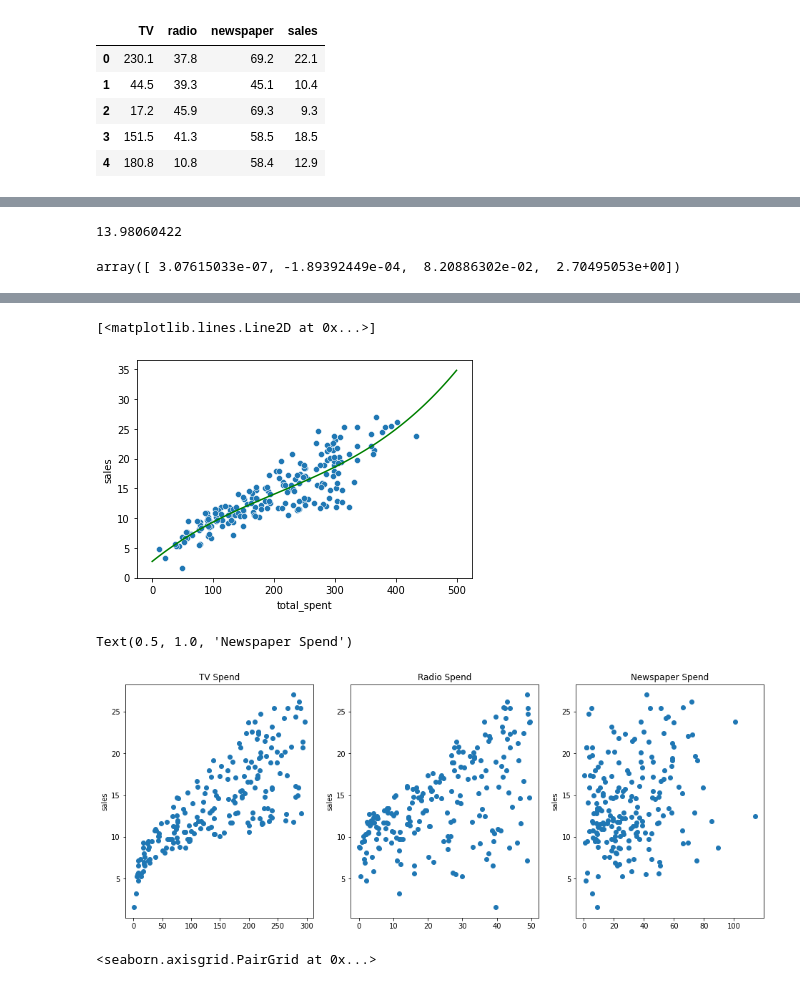
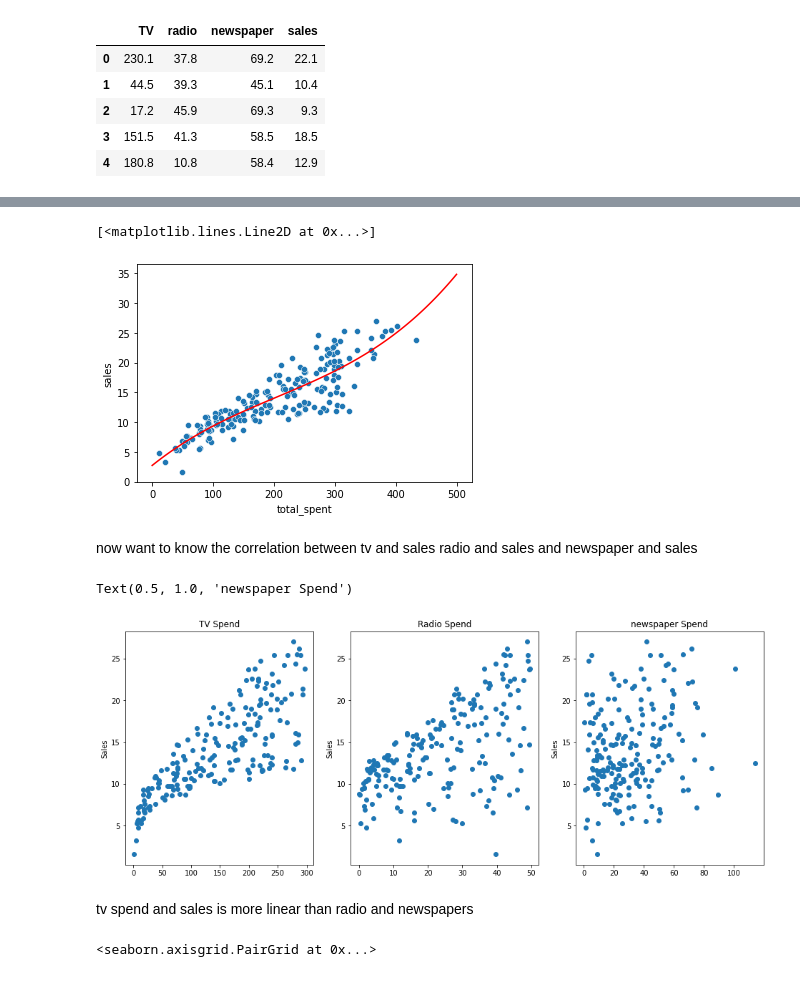
Before and after one commit to uma1978/iiit_fmml_assignments, a Jupyter notebook: linear_regression.ipynb, the cells around one changed output, grey strips where cells are left out. Drawn from its saved outputs; the diff is of its cells as text; code cells hidden in the pictures.

```diff
--- a/linear_regression.ipynb
+++ b/linear_regression.ipynb
@@ -24,7 +6,7 @@ import pandas as pd
 import matplotlib.pyplot as plt
 import seaborn as sns
 # %%
-df = pd.read_csv('/content/drive/MyDrive/DATA/Advertising.csv')
+df = pd.read_csv(r"/content/Advertising.csv")
 df.head()
 # %% [output]
 |  | TV | radio | newspaper | sales |
@@ -121,11 +173,0 @@ plt.plot(potential_spend, predicted_sales, color='green') #line
-# %%
-spend = 200
-predicted_sales = 0.04868788*spend + 4.24302822
-predicted_sales
-# %% [output]
-13.98060422
-# %%
-#Y = B3x**3 + B2x**2 + B3x + B0
-np.polyfit(x,y, deg=3)
-# %% [output]
-array([ 3.07615033e-07, -1.89392449e-04,  8.20886302e-02,  2.70495053e+00])
@@ -156,29 +196,33 @@ array([ 2.70495053,  3.11474825,  3.51512186,  3.90630911,  4.28854779,
        29.77675889, 30.29066813, 30.81655287, 31.35465086, 31.90519988,
        32.4684377 , 33.0446021 , 33.63393086, 34.23666173, 34.8530325 ])
 # %%
-sns.scatterplot(x='total_spent', y='sales', data=df) #scatter plot
-plt.plot(pot_spend, pred_sales, color='green') #line
+sns.scatterplot(x='total_spent', y= 'sales', data= df)
+plt.plot(pot_spend, pred_sales, color = 'red')
 # %% [output]
 [<matplotlib.lines.Line2D at 0x...>]
-[figure, old version]
+[figure, new version]
+# %% [markdown]
+now want to know the correlation between tv and sales radio and sales and newspaper and sales
 # %%
 fig,axes = plt.subplots(nrows=1, ncols=3, figsize=(16,6))
 
 axes[0].plot(df['TV'], df['sales'], 'o')
-axes[0].set_ylabel("sales")
+axes[0].set_ylabel("Sales")
 axes[0].set_title("TV Spend")
 
-
 axes[1].plot(df['radio'], df['sales'], 'o')
-axes[1].set_ylabel("sales")
+axes[1].set_ylabel("Sales")
 axes[1].set_title("Radio Spend")
 
 axes[2].plot(df['newspaper'], df['sales'], 'o')
-axes[2].set_ylabel("sales")
-axes[2].set_title("Newspaper Spend")
+axes[2].set_ylabel("Sales")
+axes[2].set_title("newspaper Spend")
+#plt.tight_layout()
 # %% [output]
-Text(0.5, 1.0, 'Newspaper Spend')
+Text(0.5, 1.0, 'newspaper Spend')
 [figure]
+# %% [markdown]
+tv spend and sales is more linear than radio and newspapers
 # %%
 sns.pairplot(df)
 # %% [output]
```
Also changed, not shown: parts of 65 cells of this notebook.
